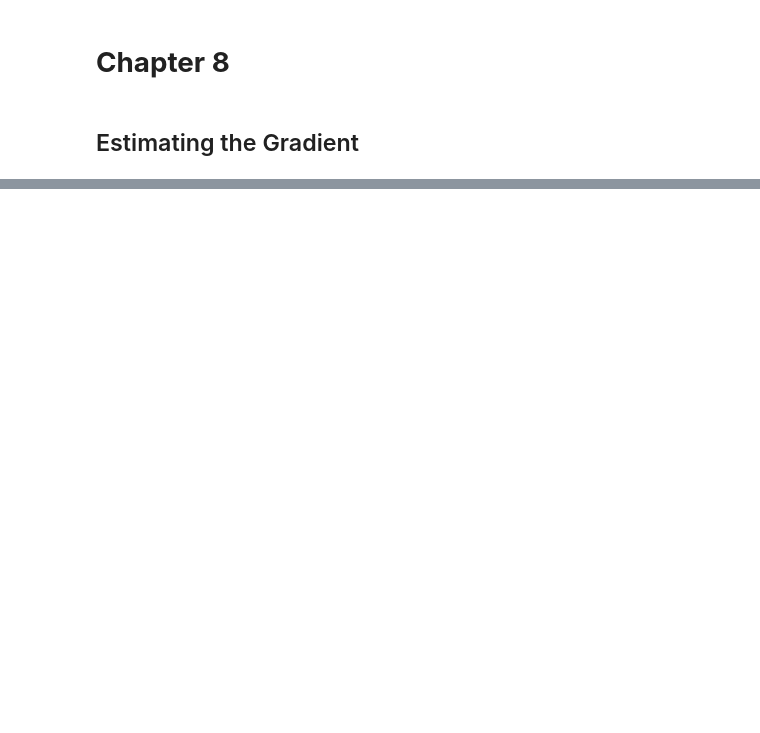
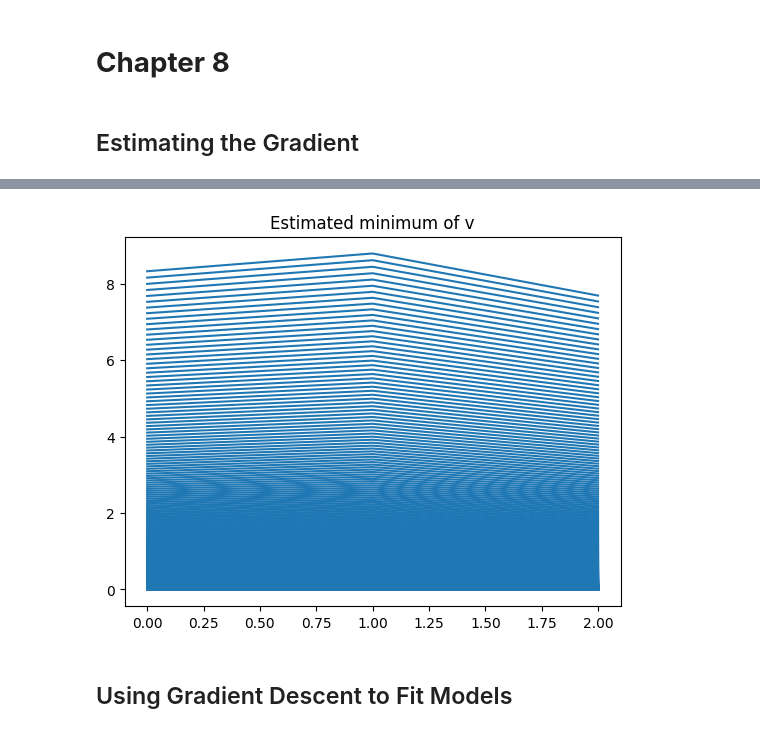
Before and after one commit to TheLastAurora/ds_scratch, a Jupyter notebook: ch_8.ipynb, the cells around one changed output, grey strips where cells are left out. Drawn from its saved outputs; the diff is of its cells as text; code cells hidden in the pictures; blank space fills up the shorter version.

```diff
--- a/ch_8.ipynb
+++ b/ch_8.ipynb
@@ -64,0 +109,24 @@ plt.show()
+# %%
+# NOTE: Here I just made some adaptations from the Author's code to fit my Vector class.
+
+def gradient_step(v: Vector, gradient: Vector, step_size: float) -> Vector:
+    """Moves `step_size` in the `gradient` direction from `v`"""
+    assert len(v) == len(gradient)
+    step = gradient.multiply(step_size)
+    return v.vect_sum(step)
+
+
+
+v = Vector([random.uniform(-10, 10) for i in range(3)])
+for epoch in range(500):
+    grad = v.multiply(2)
+    v = gradient_step(v, grad, -0.01)
+    plt.plot(v, c='C0')
+
+plt.title('Estimated minimum of v')
+plt.show()
+assert v.distance(Vector([0, 0, 0])) < 0.001
+# %% [output]
+[figure, added]
+# %% [markdown]
+## Using Gradient Descent to Fit Models
```
Also changed, not shown: parts of 10 cells of this notebook, 1 other file.
